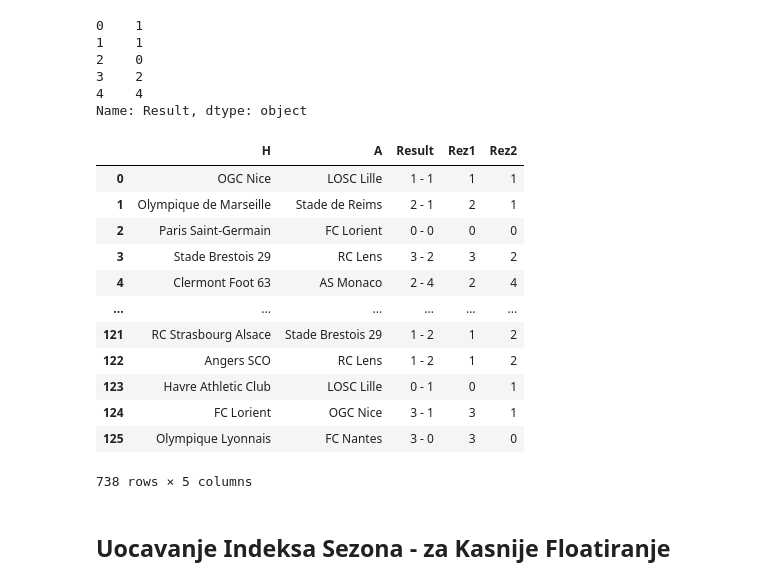
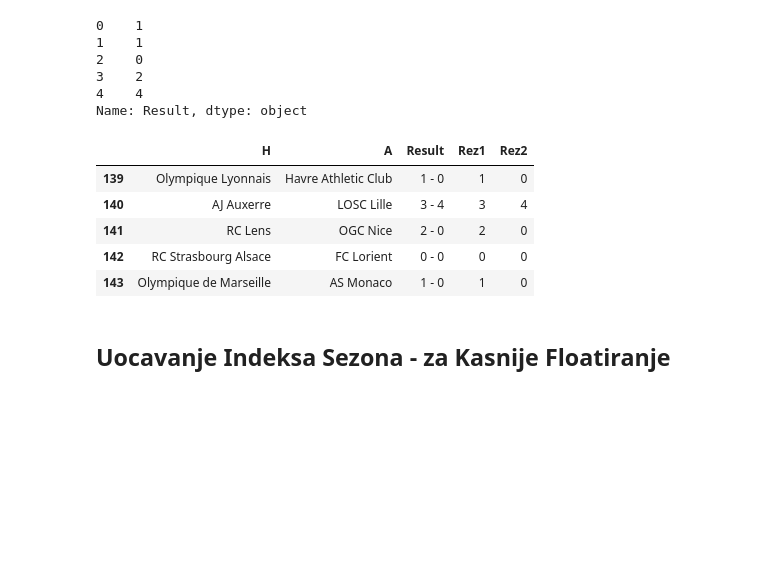
Before and after one commit to AmirBih/predikcija_rezultata_L1, a Jupyter notebook: L1- float_Predvidjanje_Pobjednika.ipynb, the cells around one changed output. Drawn from its saved outputs; the diff is of its cells as text; code cells hidden in the pictures; blank space fills up the shorter version.

```diff
--- a/L1- float_Predvidjanje_Pobjednika.ipynb
+++ b/L1- float_Predvidjanje_Pobjednika.ipynb
@@ -11,4 +11,5 @@ df_23_4 = pd.read_csv("ligue-1-2023.csv")
 #sezona 24/25
 df_24_5 = pd.read_csv("ligue-1-2024.csv")
 #sezona 25/6
-df_25_6 = pd.read_csv("ligue-1-2025.csv")
+link_25 = pd.read_html("https://fixturedownload.com/results/ligue-1-2025")
+df_25_6 = link_25[0]
@@ -25,6 +28,6 @@ df_23_4["Away Team"] = df_23_4["Away Team"].replace("Havre AC", 'Havre Athletic
 ## Određivanje Duzine Trenutnoj Sezoni i Prikaz
 # %%
 #odrediti duzinu sezone - OBAVEZNO!!!
-df_25_6 = df_25_6.head(126)
-df_25_6.tail()
+df_25_6 = df_25_6[df_25_6["Result"] != "-"]
+df_25_6.tail(5)
 # %% [output]
@@ -157,21 +162,14 @@ df_rezultatski = pd.concat([df_BL,rez_dom,rez_gost],axis=1)
 # %%
 #promjena naziva kolonama - spajanjem smo dobili kolone istih naziva
 df_rezultatski.columns = ["H","A","Result","Rez1","Rez2"]
-df_rezultatski
+df_rezultatski.tail()
 # %% [output]
 |  | H | A | Result | Rez1 | Rez2 |
-| 0 | OGC Nice | LOSC Lille | 1 - 1 | 1 | 1 |
-| 1 | Olympique de Marseille | Stade de Reims | 2 - 1 | 2 | 1 |
-| 2 | Paris Saint-Germain | FC Lorient | 0 - 0 | 0 | 0 |
-| 3 | Stade Brestois 29 | RC Lens | 3 - 2 | 3 | 2 |
-| 4 | Clermont Foot 63 | AS Monaco | 2 - 4 | 2 | 4 |
-| ... | ... | ... | ... | ... | ... |
-| 121 | RC Strasbourg Alsace | Stade Brestois 29 | 1 - 2 | 1 | 2 |
-| 122 | Angers SCO | RC Lens | 1 - 2 | 1 | 2 |
-| 123 | Havre Athletic Club | LOSC Lille | 0 - 1 | 0 | 1 |
-| 124 | FC Lorient | OGC Nice | 3 - 1 | 3 | 1 |
-| 125 | Olympique Lyonnais | FC Nantes | 3 - 0 | 3 | 0 |
+| 139 | Olympique Lyonnais | Havre Athletic Club | 1 - 0 | 1 | 0 |
+| 140 | AJ Auxerre | LOSC Lille | 3 - 4 | 3 | 4 |
+| 141 | RC Lens | OGC Nice | 2 - 0 | 2 | 0 |
+| 142 | RC Strasbourg Alsace | FC Lorient | 0 - 0 | 0 | 0 |
+| 143 | Olympique de Marseille | AS Monaco | 1 - 0 | 1 | 0 |
-738 rows × 5 columns
 # %%
 #spremanje df_epl varijable za obradu osobine Result u excelu
 df_rezultatski.to_csv("uredjivanje_skora_vani.csv")
```
Also changed, not shown: parts of 38 cells of this notebook, 8 other files.
